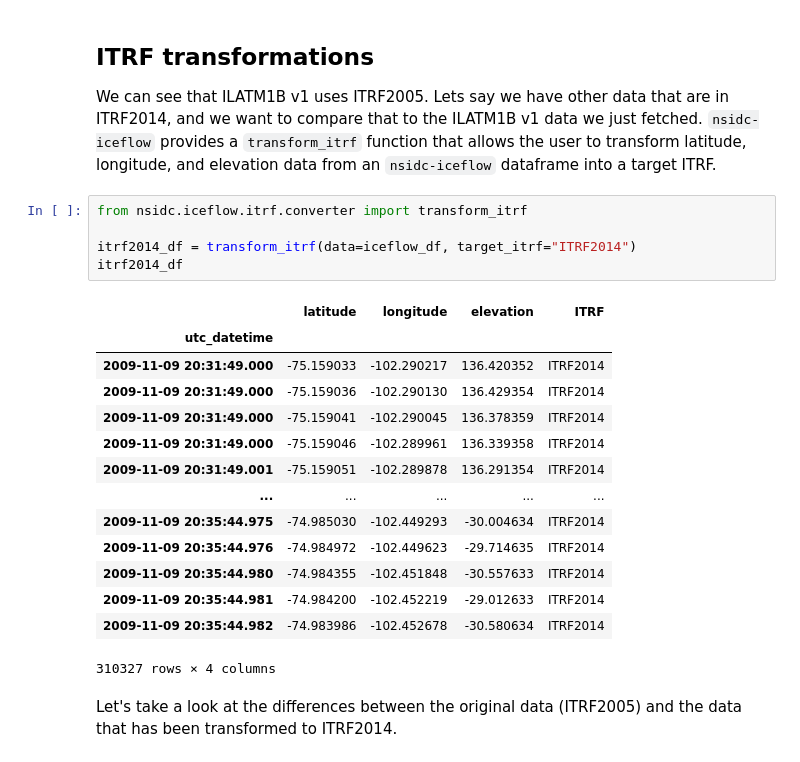
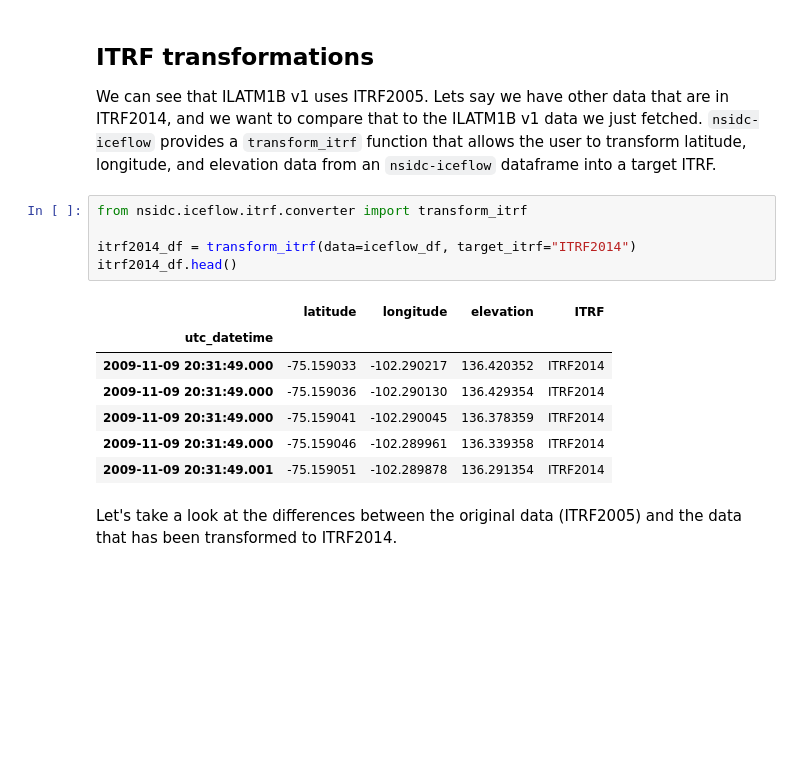
Before and after one commit to nsidc/iceflow, a Jupyter notebook: docs/iceflow-example.ipynb, the cells around one changed output. Cells and saved outputs as stored; diff of their text form; blank space fills up the shorter version.

```diff
--- a/docs/iceflow-example.ipynb
+++ b/docs/iceflow-example.ipynb
@@ -94,23 +80,16 @@ We can see that ILATM1B v1 uses ITRF2005. Lets say we have other data that are i
 # %%
 from nsidc.iceflow.itrf.converter import transform_itrf
 
 itrf2014_df = transform_itrf(data=iceflow_df, target_itrf="ITRF2014")
-itrf2014_df
+itrf2014_df.head()
 # %% [output]
 |  | latitude | longitude | elevation | ITRF |
 | utc_datetime |  |  |  |  |
 | 2009-11-09 20:31:49.000 | -75.159033 | -102.290217 | 136.420352 | ITRF2014 |
 | 2009-11-09 20:31:49.000 | -75.159036 | -102.290130 | 136.429354 | ITRF2014 |
 | 2009-11-09 20:31:49.000 | -75.159041 | -102.290045 | 136.378359 | ITRF2014 |
 | 2009-11-09 20:31:49.000 | -75.159046 | -102.289961 | 136.339358 | ITRF2014 |
 | 2009-11-09 20:31:49.001 | -75.159051 | -102.289878 | 136.291354 | ITRF2014 |
-| ... | ... | ... | ... | ... |
-| 2009-11-09 20:35:44.975 | -74.985030 | -102.449293 | -30.004634 | ITRF2014 |
-| 2009-11-09 20:35:44.976 | -74.984972 | -102.449623 | -29.714635 | ITRF2014 |
-| 2009-11-09 20:35:44.980 | -74.984355 | -102.451848 | -30.557633 | ITRF2014 |
-| 2009-11-09 20:35:44.981 | -74.984200 | -102.452219 | -29.012633 | ITRF2014 |
-| 2009-11-09 20:35:44.982 | -74.983986 | -102.452678 | -30.580634 | ITRF2014 |
-310327 rows × 4 columns
 # %% [markdown]
 Let's take a look at the differences between the original data (ITRF2005) and the data that has been transformed to ITRF2014.
 # %%
```
Also changed, not shown: parts of 3 cells of this notebook, 3 other files.
